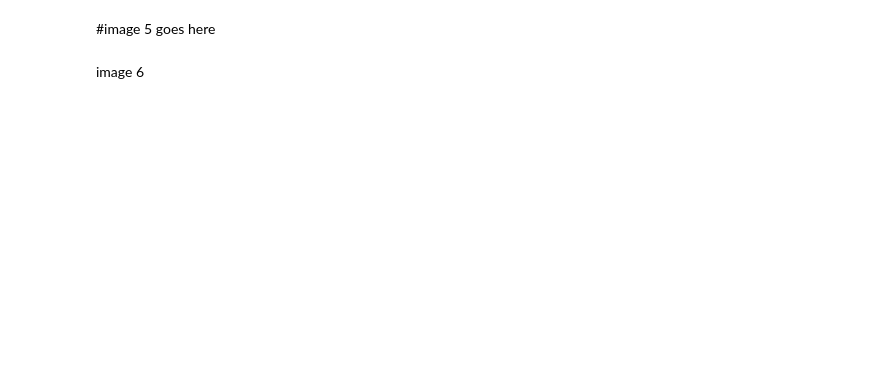
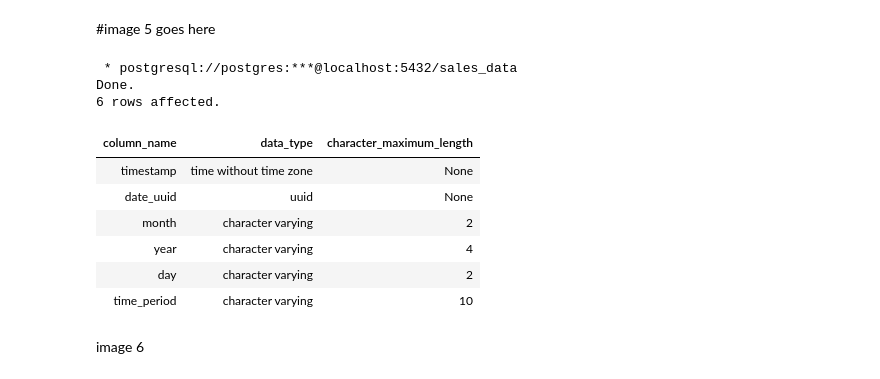
Before and after one commit to ZCHAnalytics/AWS_Python_data-centralisation, a Jupyter notebook: data_analysis_with_sql/database_creation.ipynb, the cells around one changed output. Cells and saved outputs as stored; diff of their text form; code cells hidden in the pictures; blank space fills up the shorter version.

```diff
--- a/data_analysis_with_sql/database_creation.ipynb
+++ b/data_analysis_with_sql/database_creation.ipynb
@@ -241,23 +260,36 @@ SELECT * FROM dim_products;
 # %%
 %%sql
 DO $$
 DECLARE
 	max_time_period_length INT;
 BEGIN
 	SELECT MAX(LENGTH(time_period)) INTO max_time_period_length FROM dim_date_times;
 	EXECUTE 'ALTER TABLE dim_date_times
 	ALTER COLUMN "month" TYPE VARCHAR(2)';
 	EXECUTE 'ALTER TABLE dim_date_times
 	ALTER COLUMN "year" TYPE VARCHAR(4)';
 	EXECUTE 'ALTER TABLE dim_date_times
 	ALTER COLUMN "day" TYPE VARCHAR(2)';
 	EXECUTE 'ALTER TABLE dim_date_times
 	ALTER COLUMN time_period TYPE VARCHAR(' || max_time_period_length || ')';
 	EXECUTE 'ALTER TABLE dim_date_times
 	ALTER COLUMN date_uuid TYPE UUID USING date_uuid::UUID';
 END $$;
 
-SELECT * FROM dim_date_times;
+SELECT column_name, data_type, character_maximum_length
+FROM information_schema.columns
+WHERE table_name = 'dim_date_times';
+# %% [output]
+ * postgresql://postgres:***@localhost:5432/sales_data
+Done.
+6 rows affected.
+| column_name | data_type | character_maximum_length |
+| timestamp | time without time zone | None |
+| date_uuid | uuid | None |
+| month | character varying | 2 |
+| year | character varying | 4 |
+| day | character varying | 2 |
+| time_period | character varying | 10 |
 # %% [markdown]
 image 6
 # %%
```
Also changed, not shown: parts of 12 cells of this notebook.
